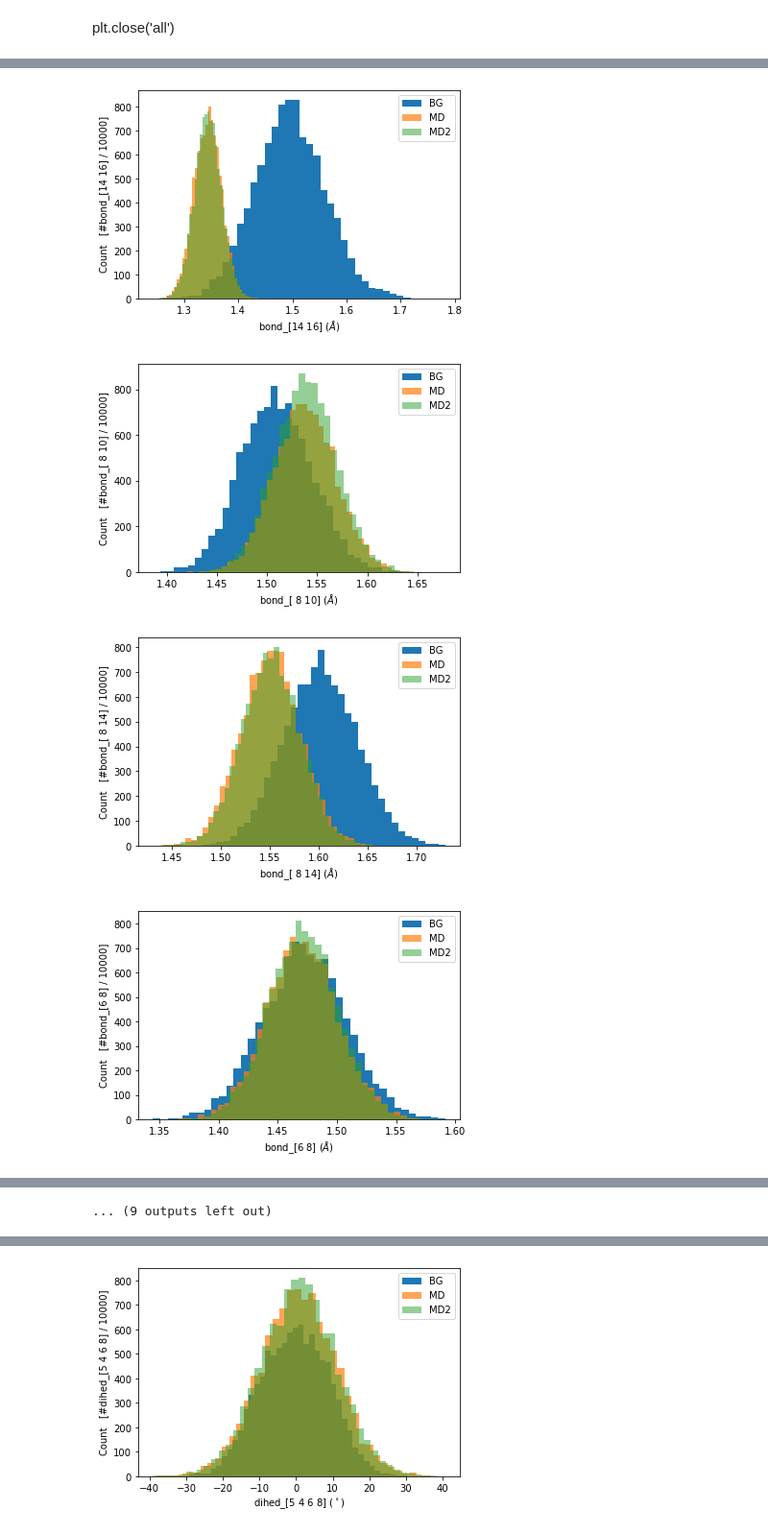
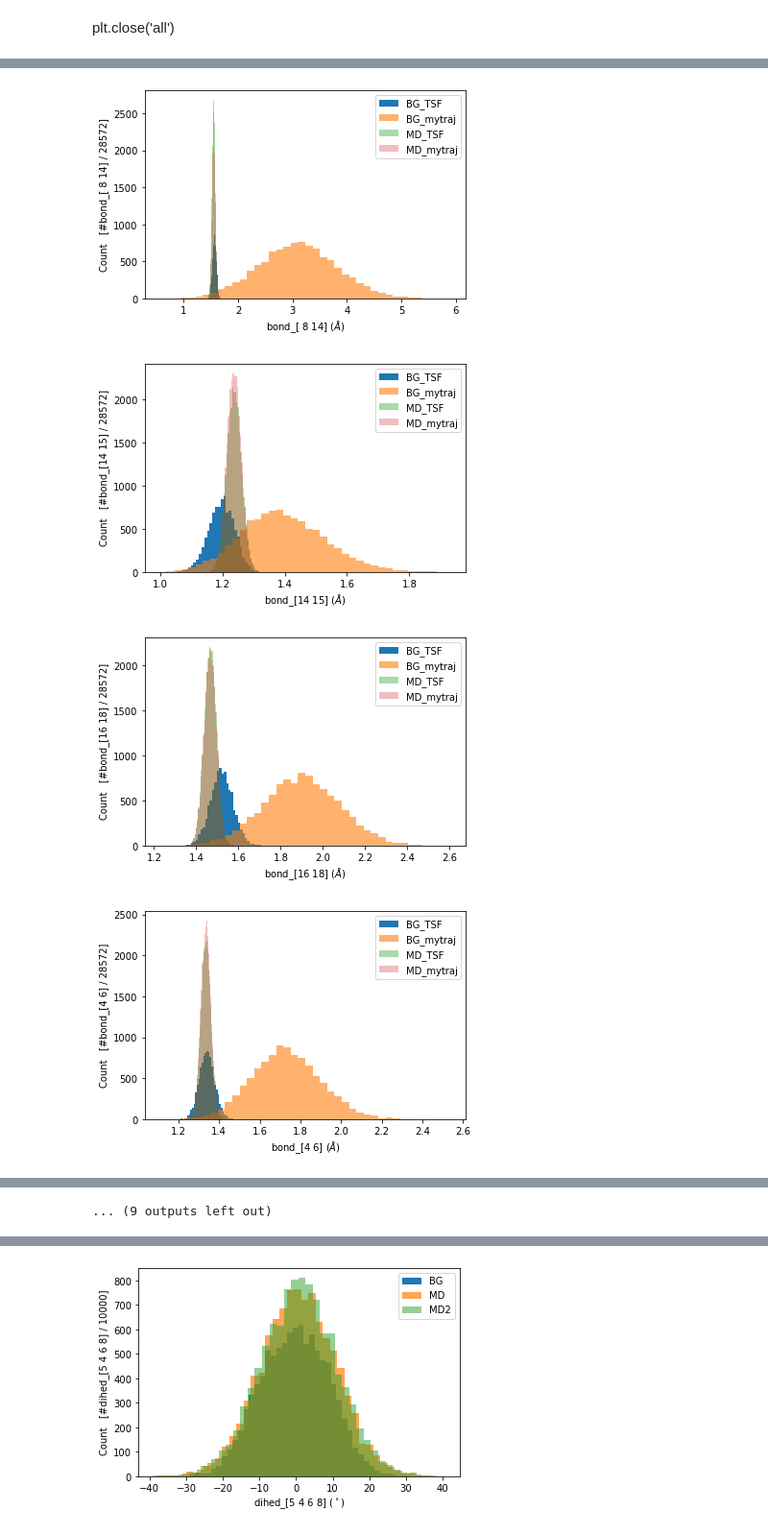
Before and after one commit to michellab/bgflow, a Jupyter notebook: BGflow_examples/VMDhistograms.ipynb, the cells around one changed output, grey strips where cells are left out. Shown at 96% size. Drawn from its saved outputs; the diff is of its cells as text; code cells hidden in the pictures.

```diff
--- a/BGflow_examples/VMDhistograms.ipynb
+++ b/BGflow_examples/VMDhistograms.ipynb
@@ -10,37 +10,39 @@ from simtk import openmm, unit
 #BGangles = np.loadtxt("HNCanglesBG.dat", usecols=1)
 #MDangles = np.loadtxt("HNCanglesMD.dat", usecols=1)
 
-def plot_dof_comparison(BGdof, MDdof, MD2dof, dofname):
+def plot_dof_comparison(BGdof, BG2dof, MDdof, MD2dof, dofname):
     fig, ax = plt.subplots()
 
     if 'bond' in dofname:
         ax.set_xlabel(f"{dofname} ($\AA$)")
     if 'angle' in dofname:
-        ax.set_xlabel(f"{dofname} ($^\circ$)")
+        ax.set_xlabel(f"{dofname} ($^r$)")
     if 'dihed'in dofname:
         ax.set_xlabel(f"{dofname} ($^\circ$)")
     # y-axis on the right
 
-    ax.hist(BGdof, bins=40, label="BG", alpha=1)
-    ax.hist(MDdof, bins=40, label="MD", alpha=0.7)
-    ax.hist(MD2dof, bins=40, label="MD2", alpha=0.5)
+    ax.hist(BGdof, bins=40, label="BG_TSF", alpha=1)
+    ax.hist(BG2dof, bins=40, label="BG_mytraj", alpha=0.6)
+    ax.hist(MDdof, bins=40, label="MD_TSF", alpha=0.4)
+    ax.hist(MD2dof, bins=40, label="MD_mytraj", alpha=0.3)
     ax.set_ylabel(f"Count   [#{dofname} / {len(MDdof)}]")
     ax.legend()
-    #plt.savefig(f"Histograms/{dofname}.png")
+    plt.savefig(f"Histograms/TSFvsmytraj/{dofname}.png")
     plt.close
 # %%
 #plot_dof_comparison(BGangles,MDangles,"HNC angle")
 # %%
-trajectory_bg = pt.load('samplestraj2000mixed.pdb', top='ala.prm7')
-trajectory_md = pt.load('TSFtraj.dcd',top='ala.prm7',stride=100)
-trajectory_md2 = pt.load('obcimplicit.dcd', top='ala.prm7', stride=28)
+trajectory_bg = pt.load('TSF_stride35_samplestraj.dcd', top='ala2_fromURL.pdb')
+trajectory_bg2 = pt.load('obcstride10Samplestraj.dcd', top='ala2_fromURL.pdb')
+trajectory_md = pt.load('TSFtraj.dcd',top='ala2_fromURL.pdb',stride=35)
+trajectory_md2 = pt.load('obcimplicit.dcd', top='ala2_fromURL.pdb', stride=10)
 # %%
 def calc_bonds(trajectory,type):
     bonds = {}
     for bond in trajectory.topology.bonds:
         bonds[str(bond.indices)] = pt.calc_distance(trajectory, bond.indices)[0]
     df = pd.DataFrame(bonds)
-    df.to_csv(f'{type}bonds.csv')
+    #df.to_csv(f'{type}bonds.csv')
     return df
 # %% [markdown]
 headers = []
@@ -69,6 +71,7 @@ for col in MD2bondsdf.columns:
 plt.close('all')
 # %%
 BGbonds = calc_bonds(trajectory_bg, type='BG')
+BG2bonds = calc_bonds(trajectory_bg2, type='BG2')
 MDbonds = calc_bonds(trajectory_md, type='MD')
 MD2bonds = calc_bonds(trajectory_md2, type = 'MD2')
 print(BGbonds.columns)
@@ -93,5 +96,5 @@ Index(['[4 5]', '[4 6]', '[1 4]', '[14 15]', '[14 16]', '[ 8 10]', '[ 8 14]',
 # %%
 #print(BGbonds.columns)
 for col in BGbonds.columns:
-    plot_dof_comparison(BGbonds[col],MDbonds[col],MD2bonds[col] ,dofname=f'bond_{col}')
+    plot_dof_comparison(BGbonds[col],BG2bonds[col],MDbonds[col],MD2bonds[col] ,dofname=f'bond_{col}')
 # %% [output]
@@ -102,4 +105,4 @@ for col in BGbonds.columns:
-[figure, old version]
+[figure, new version]
-[figure, old version]
+[figure, new version]
-[figure, old version]
+[figure, new version]
-[figure, old version]
+[figure, new version]
```
Also changed, not shown: parts of 14 cells of this notebook.
